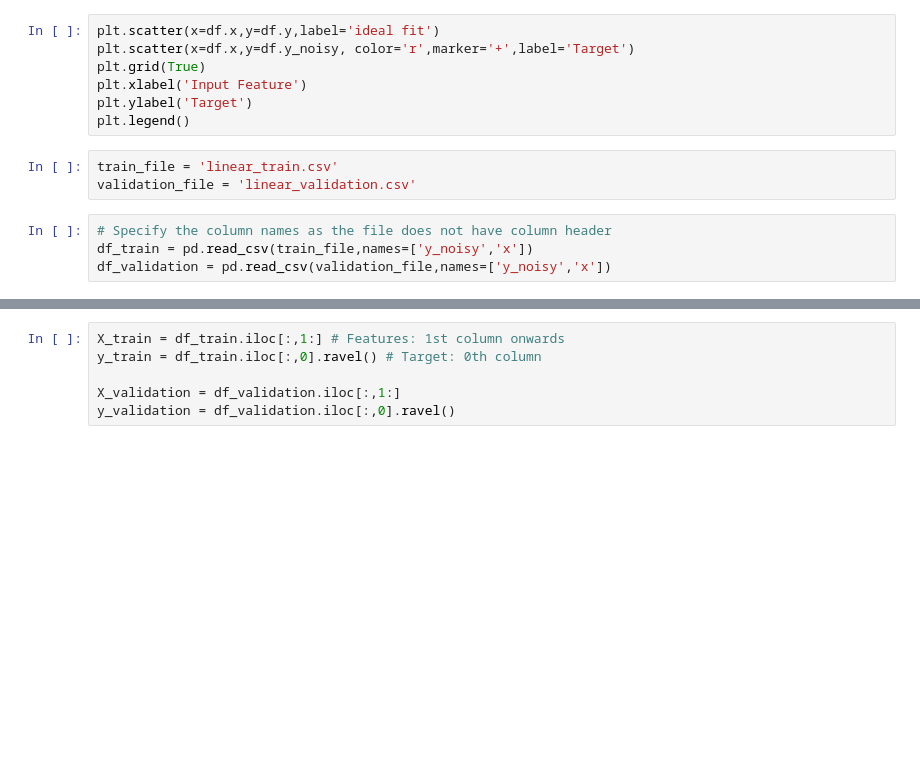
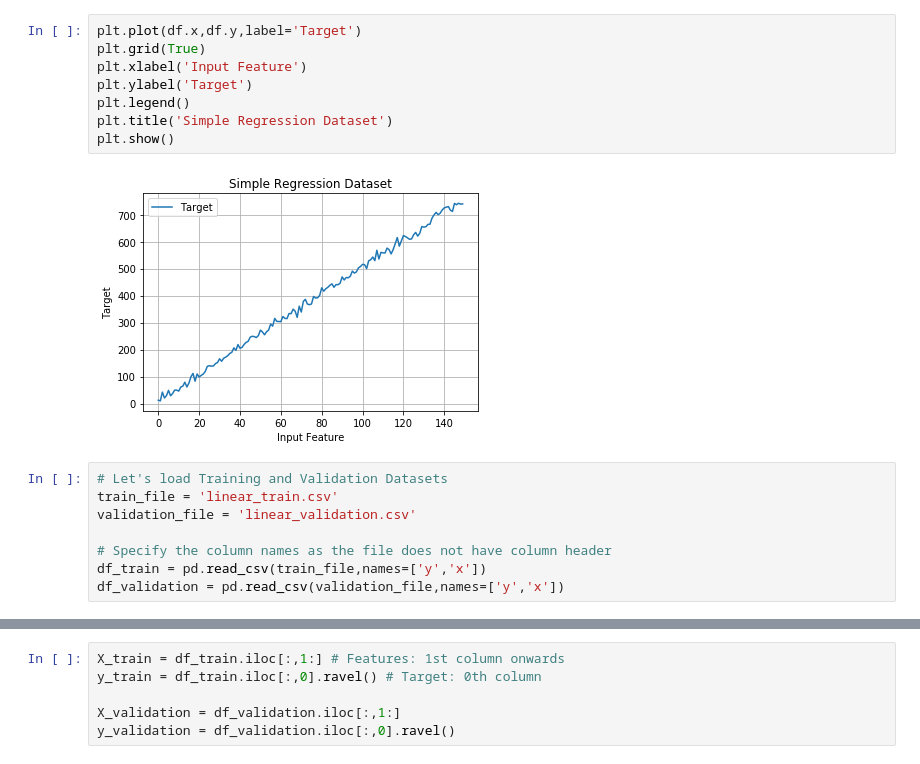
Before and after one commit to ChandraLingam/AmazonSageMakerCourse, a Jupyter notebook: xgboost/LinearAndQuadraticFunctionRegression/linear_xgboost_localmode.ipynb, the cells around one changed output, grey strips where cells are left out. Saved outputs shown, nothing was run; the diff lists cells and outputs as text; blank space fills up the shorter version.

Commit message:
xgb-linear-regression

```diff
--- a/xgboost/LinearAndQuadraticFunctionRegression/linear_xgboost_localmode.ipynb
+++ b/xgboost/LinearAndQuadraticFunctionRegression/linear_xgboost_localmode.ipynb
@@ -20,16 +58,20 @@ df.head()
 # %%
-plt.scatter(x=df.x,y=df.y,label='ideal fit')
-plt.scatter(x=df.x,y=df.y_noisy, color='r',marker='+',label='Target')
+plt.plot(df.x,df.y,label='Target')
 plt.grid(True)
 plt.xlabel('Input Feature')
 plt.ylabel('Target')
 plt.legend()
+plt.title('Simple Regression Dataset')
+plt.show()
+# %% [output]
+[figure, added]
-# %%
-train_file = 'linear_train.csv'
-validation_file = 'linear_validation.csv'
 # %%
+# Let's load Training and Validation Datasets
+train_file = 'linear_train.csv'
+validation_file = 'linear_validation.csv'
+
 # Specify the column names as the file does not have column header
-df_train = pd.read_csv(train_file,names=['y_noisy','x'])
-df_validation = pd.read_csv(validation_file,names=['y_noisy','x'])
+df_train = pd.read_csv(train_file,names=['y','x'])
+df_validation = pd.read_csv(validation_file,names=['y','x'])
 # %%
 df_train.head()
```
Also changed, not shown: parts of 60 cells of this notebook, 3 other files.
